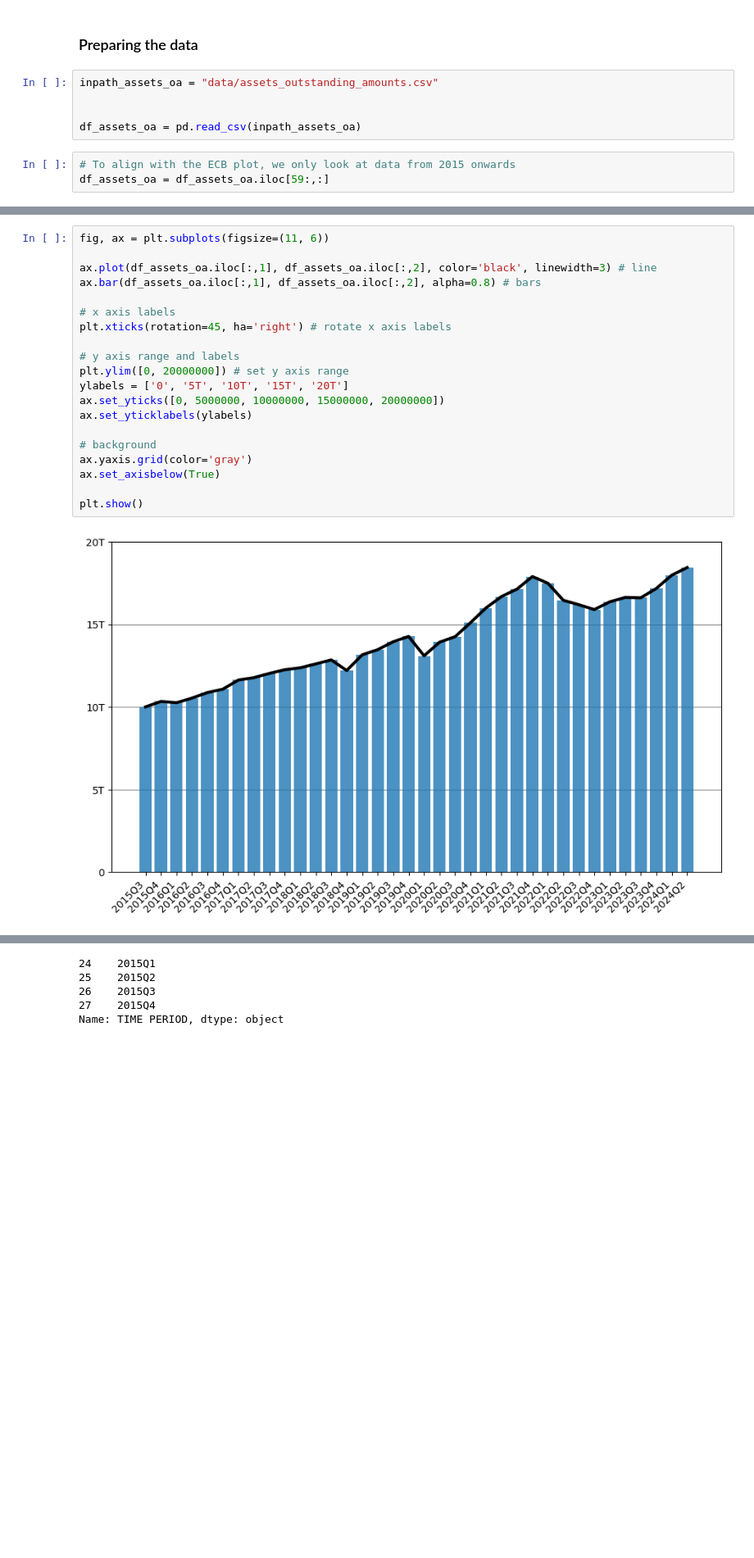
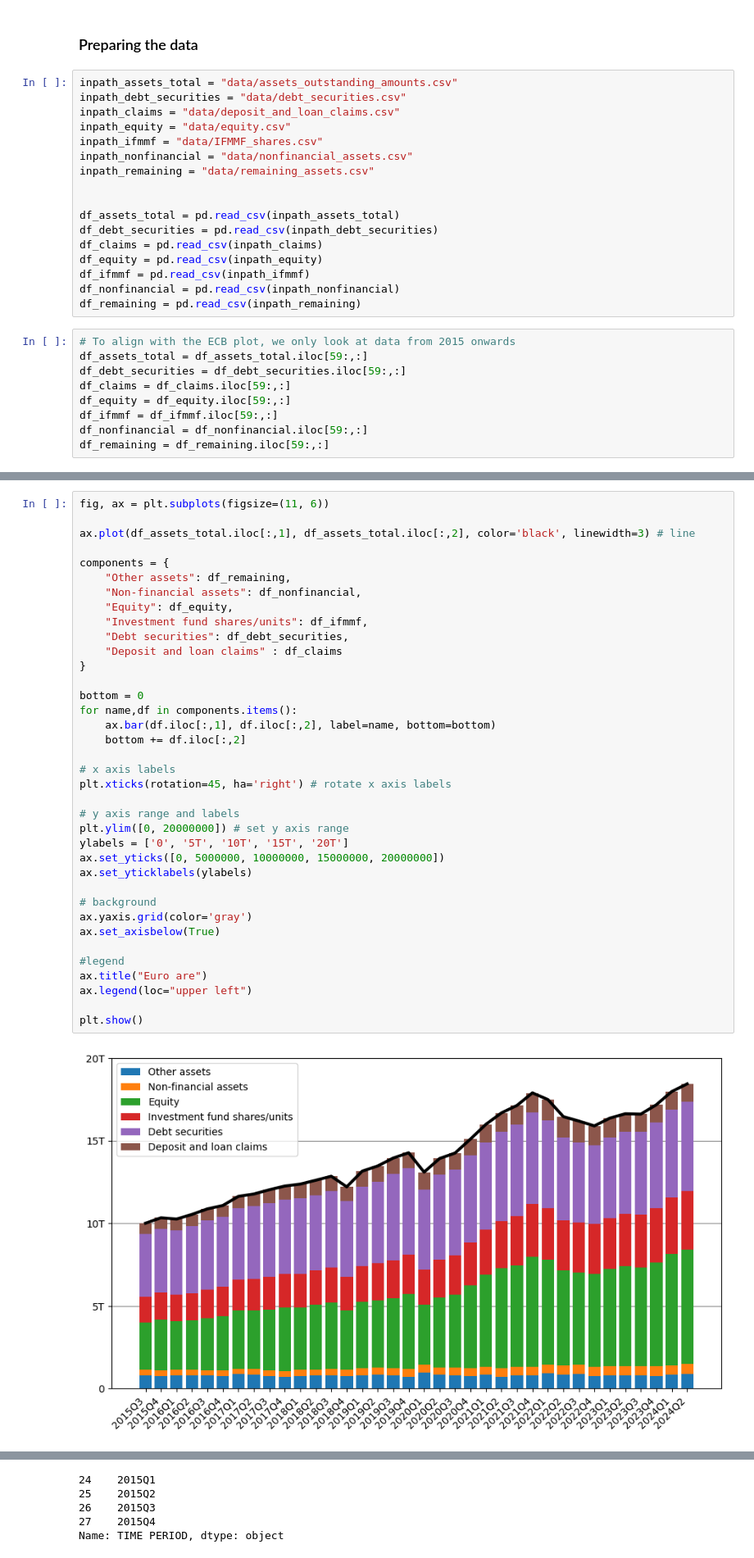
Before and after one commit to jong42/Investment-Funds-Statistics, a Jupyter notebook: ivf_statistics.ipynb, the cells around one changed output, grey strips where cells are left out. Shown at 82% size. Cells and saved outputs as stored; diff of their text form; blank space fills up the shorter version.

Commit message:
Add more datasets to fully reproduce plot from ecb website

```diff
--- a/ivf_statistics.ipynb
+++ b/ivf_statistics.ipynb
@@ -14,11 +14,29 @@ import matplotlib.pyplot as plt
 # %% [markdown]
 ### Preparing the data
 # %%
-inpath_assets_oa = "data/assets_outstanding_amounts.csv"
+inpath_assets_total = "data/assets_outstanding_amounts.csv"
+inpath_debt_securities = "data/debt_securities.csv"
+inpath_claims = "data/deposit_and_loan_claims.csv"
+inpath_equity = "data/equity.csv"
+inpath_ifmmf = "data/IFMMF_shares.csv"
+inpath_nonfinancial = "data/nonfinancial_assets.csv"
+inpath_remaining = "data/remaining_assets.csv"
 
 
-df_assets_oa = pd.read_csv(inpath_assets_oa)
+df_assets_total = pd.read_csv(inpath_assets_total)
+df_debt_securities = pd.read_csv(inpath_debt_securities)
+df_claims = pd.read_csv(inpath_claims)
+df_equity = pd.read_csv(inpath_equity)
+df_ifmmf = pd.read_csv(inpath_ifmmf)
+df_nonfinancial = pd.read_csv(inpath_nonfinancial)
+df_remaining = pd.read_csv(inpath_remaining)
 # %%
 # To align with the ECB plot, we only look at data from 2015 onwards
-df_assets_oa = df_assets_oa.iloc[59:,:]
+df_assets_total = df_assets_total.iloc[59:,:]
+df_debt_securities = df_debt_securities.iloc[59:,:]
+df_claims = df_claims.iloc[59:,:]
+df_equity = df_equity.iloc[59:,:]
+df_ifmmf = df_ifmmf.iloc[59:,:]
+df_nonfinancial = df_nonfinancial.iloc[59:,:]
+df_remaining = df_remaining.iloc[59:,:]
 # %% [markdown]
@@ -28,22 +44,39 @@ df_assets_oa = df_assets_oa.iloc[59:,:]
 # %%
 fig, ax = plt.subplots(figsize=(11, 6))
 
-ax.plot(df_assets_oa.iloc[:,1], df_assets_oa.iloc[:,2], color='black', linewidth=3) # line
-ax.bar(df_assets_oa.iloc[:,1], df_assets_oa.iloc[:,2], alpha=0.8) # bars
+ax.plot(df_assets_total.iloc[:,1], df_assets_total.iloc[:,2], color='black', linewidth=3) # line
+
+components = {
+    "Other assets": df_remaining,
+    "Non-financial assets": df_nonfinancial,
+    "Equity": df_equity,
+    "Investment fund shares/units": df_ifmmf,
+    "Debt securities": df_debt_securities,
+    "Deposit and loan claims" : df_claims
+}
+
+bottom = 0
+for name,df in components.items():
+    ax.bar(df.iloc[:,1], df.iloc[:,2], label=name, bottom=bottom)
+    bottom += df.iloc[:,2]
 
 # x axis labels
 plt.xticks(rotation=45, ha='right') # rotate x axis labels
 
 # y axis range and labels
 plt.ylim([0, 20000000]) # set y axis range
 ylabels = ['0', '5T', '10T', '15T', '20T']
 ax.set_yticks([0, 5000000, 10000000, 15000000, 20000000])
 ax.set_yticklabels(ylabels)
 
 # background
 ax.yaxis.grid(color='gray')
 ax.set_axisbelow(True)
 
+#legend
+ax.title("Euro are")
+ax.legend(loc="upper left")
+
 plt.show()
 # %% [output]
-[figure, old version]
+[figure, new version]
```
Also changed, not shown: parts of 3 cells of this notebook.
